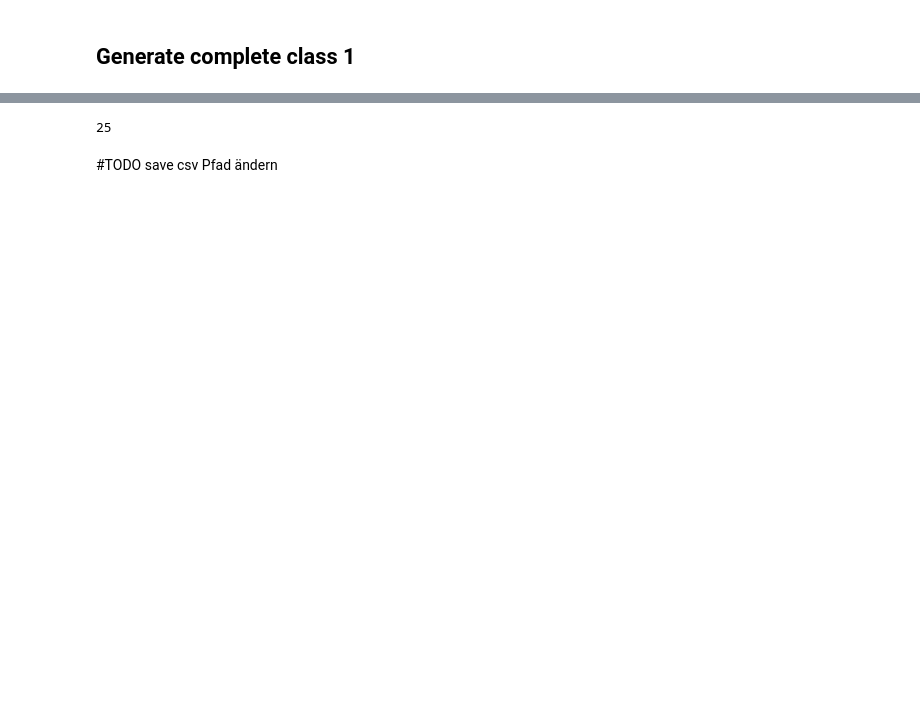
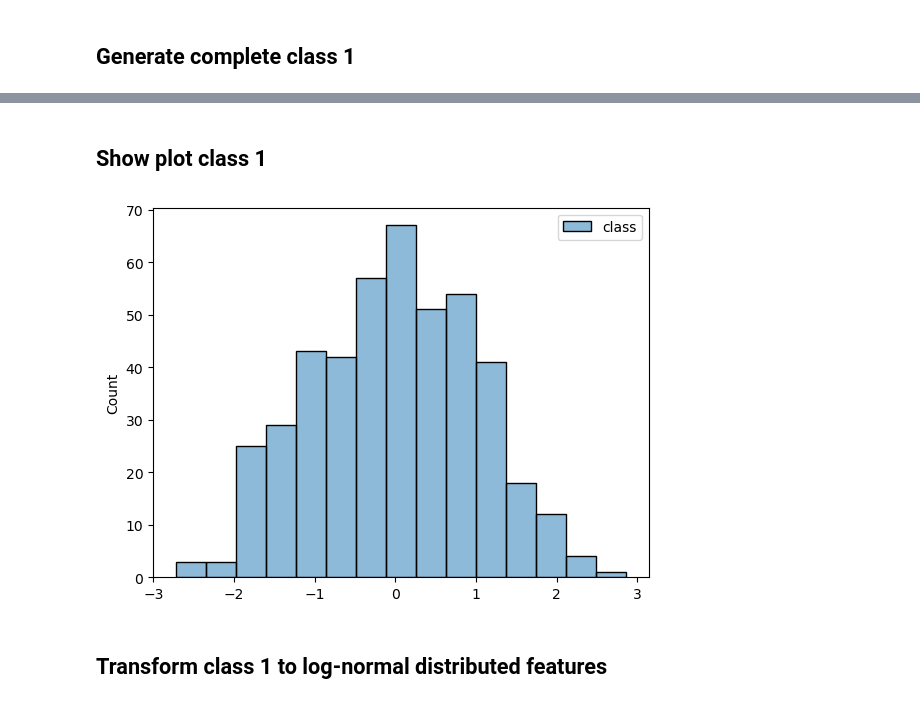
Before and after one commit to sigrun-may/artificial-data-generator, a Jupyter notebook: artificial_data_generator/artificial_data_generator_example2.ipynb, the cells around one changed output, grey strips where cells are left out. Drawn from its saved outputs; the diff is of its cells as text; code cells hidden in the pictures; blank space fills up the shorter version.

```diff
--- a/artificial_data_generator/artificial_data_generator_example2.ipynb
+++ b/artificial_data_generator/artificial_data_generator_example2.ipynb
@@ -158,8 +71,0 @@ assert separated_artificial_data_df.columns[0] == "label"
-# %%
-# number of informative features
-number_of_informative_separated_features = number_of_informative_features - len(indices_of_perfectly_separated_features)
-print(number_of_informative_separated_features)
-# %% [output]
-25
-# %% [markdown]
-#TODO save csv Pfad ändern
@@ -170,0 +72,15 @@ separated_artificial_data_df.to_csv(
+# %%
+class1_data_array = artificial_data_generator_tools.generate_normal_distributed_informative_features_for_one_class(
+    number_of_samples=number_of_samples_per_class,
+    number_of_normal_distributed_relevant_features=number_of_informative_features,
+    scale=1,
+)
+class1_data_array = artificial_data_generator_tools.build_class(class_features_list=[class1_data_array])
+# %% [markdown]
+## Show plot class 1
+# %%
+artificial_data_generator_tools.plot_distribution_of_class_features_for_single_class(class1_data_array)
+# %% [output]
+[figure, added]
+# %% [markdown]
+## Transform class 1 to log-normal distributed features
```
Also changed, not shown: parts of 48 cells of this notebook, 1 other file.
